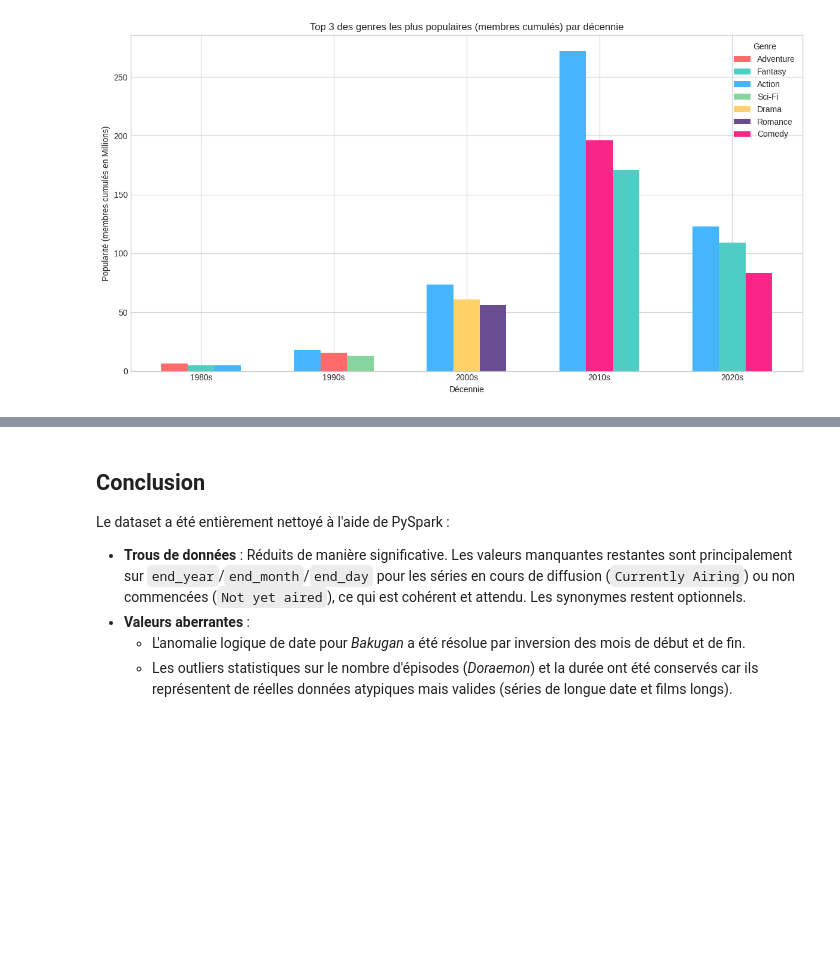
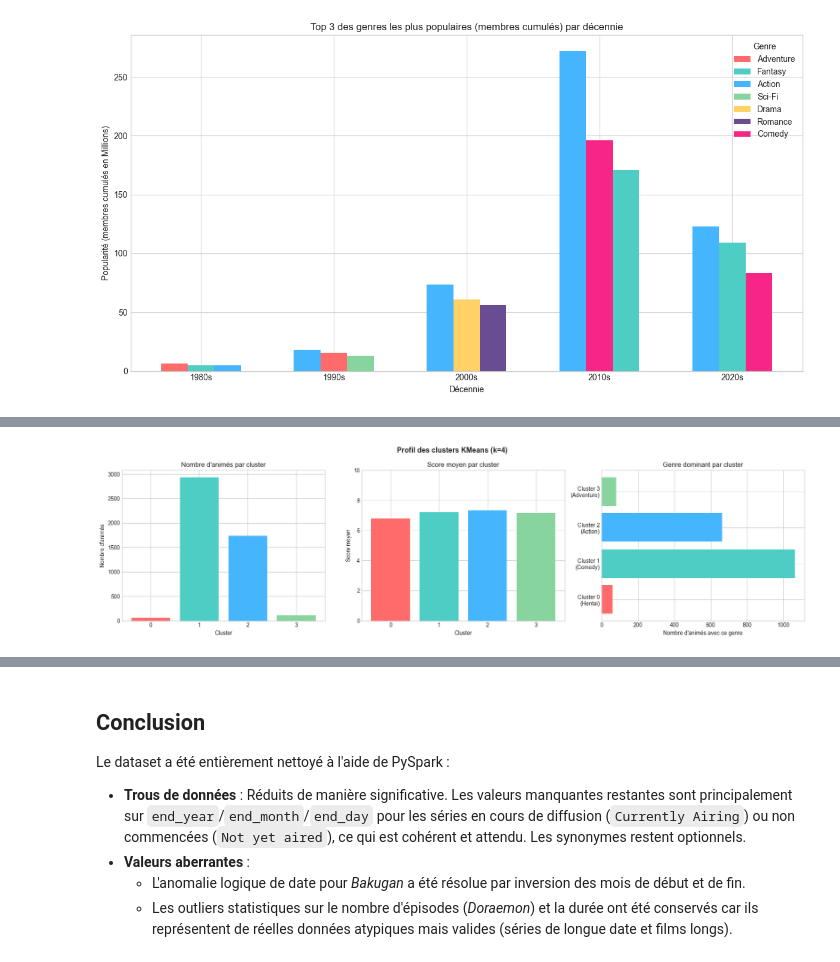
Before and after one commit to Antschw/AnimeTD, a Jupyter notebook: Clean_Anime.ipynb, the cells around one changed output, grey strips where cells are left out. Drawn from its saved outputs; the diff is of its cells as text; code cells hidden in the pictures; blank space fills up the shorter version.

```diff
--- a/Clean_Anime.ipynb
+++ b/Clean_Anime.ipynb
@@ -541,0 +690,79 @@ plt.show()
+# %%
+from pyspark.sql.window import Window
+
+# ── 1. Reconstruction du vecteur de features (depuis df_ml déjà préparé) ──────
+df_assembled_k = VectorAssembler(inputCols=all_feature_cols, outputCol="features_raw", handleInvalid="skip") \
+                     .transform(df_ml)
+
+scaler_model = StandardScaler(inputCol="features_raw", outputCol="features", withStd=True, withMean=False) \
+                   .fit(df_assembled_k)
+df_scaled_k = scaler_model.transform(df_assembled_k)
+
+# ── 2. KMeans avec k=4 ────────────────────────────────────────────────────────
+K_OPTIMAL = 4
+kmeans_model = KMeans(featuresCol="features", k=K_OPTIMAL, seed=42, maxIter=50).fit(df_scaled_k)
+df_clustered = kmeans_model.transform(df_scaled_k).withColumnRenamed("prediction", "cluster")
+df_clustered.cache()
+
+print(f"KMeans appliqué avec k={K_OPTIMAL}")
+print("\nRépartition des animés par cluster :")
+df_clustered.groupBy("cluster").count().orderBy("cluster").show()
+
+# ── 3. Profil numérique de chaque cluster ────────────────────────────────────
+df_profile = df_clustered.groupBy("cluster").agg(
+    F.count("*").alias("nb_animes"),
+    F.round(F.avg("score"), 2).alias("score_moyen"),
+    F.round(F.avg("episodes"), 1).alias("episodes_moyen")
+).orderBy("cluster")
+
+print("Profil numérique par cluster :")
+df_profile.show()
+
+# ── 4. Top 5 genres par cluster ───────────────────────────────────────────────
+top_genres_cluster = (
+    df_clustered.select("cluster", "genres")
+    .withColumn("genre", F.explode(F.split(F.col("genres"), "\\|")))
+    .filter((F.col("genre") != "") & (F.col("genre") != "Unknown"))
+    .groupBy("cluster", "genre").count()
+    .withColumn("rank", F.row_number().over(Window.partitionBy("cluster").orderBy(F.col("count").desc())))
+    .filter(F.col("rank") <= 5)
+    .orderBy("cluster", "rank")
+)
+
+print("Top 5 genres par cluster :")
+top_genres_cluster.show(20, truncate=False)
+
+# ── 5. Visualisation des profils de clusters ──────────────────────────────────
+colors = ['#ff6b6b', '#4ecdc4', '#45b6fe', '#88d49e']
+profile_pd  = df_profile.toPandas()
+sizes_pd    = df_clustered.groupBy("cluster").count().orderBy("cluster").toPandas()
+genres_pd   = top_genres_cluster.toPandas()
+
+fig, axes = plt.subplots(1, 3, figsize=(18, 5))
+
+# Taille des clusters
+axes[0].bar(sizes_pd["cluster"].astype(str), sizes_pd["count"], color=colors)
+axes[0].set_title("Nombre d'animés par cluster")
+axes[0].set_xlabel("Cluster")
+axes[0].set_ylabel("Nombre d'animés")
+
+# Score moyen par cluster
+axes[1].bar(profile_pd["cluster"].astype(str), profile_pd["score_moyen"], color=colors)
+axes[1].set_title("Score moyen par cluster")
+axes[1].set_xlabel("Cluster")
+axes[1].set_ylabel("Score moyen")
+axes[1].set_ylim(0, 10)
+
+# Top genre dominant par cluster
+top1 = genres_pd[genres_pd["rank"] == 1]
+axes[2].barh(top1["cluster"].astype(str), top1["count"], color=colors)
+axes[2].set_yticks(range(K_OPTIMAL))
+axes[2].set_yticklabels([f"Cluster {c}\n({g})" for c, g in zip(top1["cluster"], top1["genre"])])
+axes[2].set_title("Genre dominant par cluster")
+axes[2].set_xlabel("Nombre d'animés avec ce genre")
+
+plt.suptitle("Profil des clusters KMeans (k=4)", fontsize=13, fontweight='bold')
+plt.tight_layout()
+plt.savefig("plots/clusters_profile.png", dpi=150)
+plt.show()
+# %% [output]
@@ -541,0 +786 @@ plt.show()
+[figure, added]
```
Also changed, not shown: parts of 13 cells of this notebook, 16 other files.
